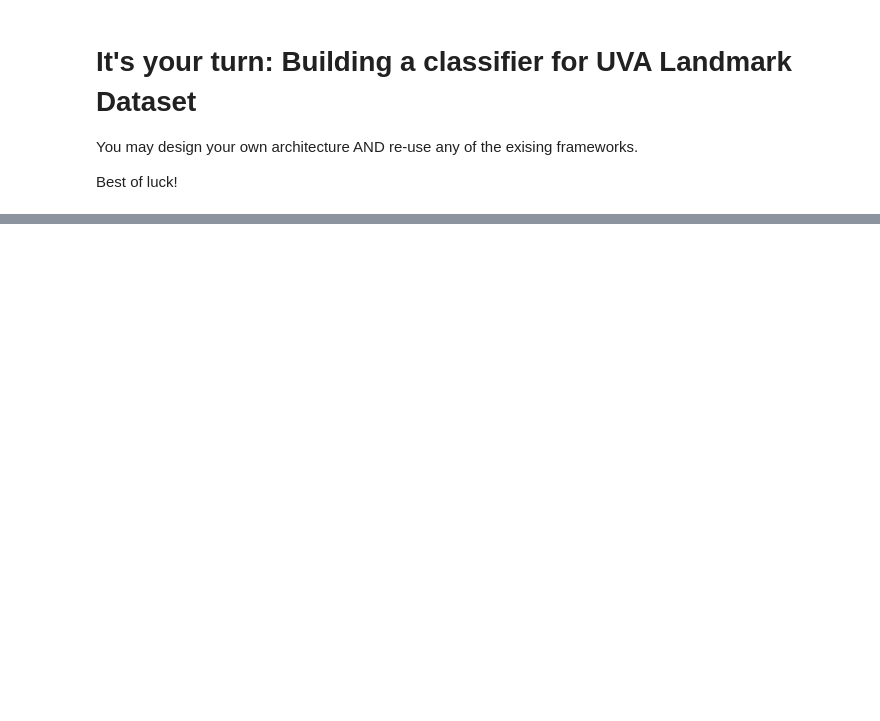
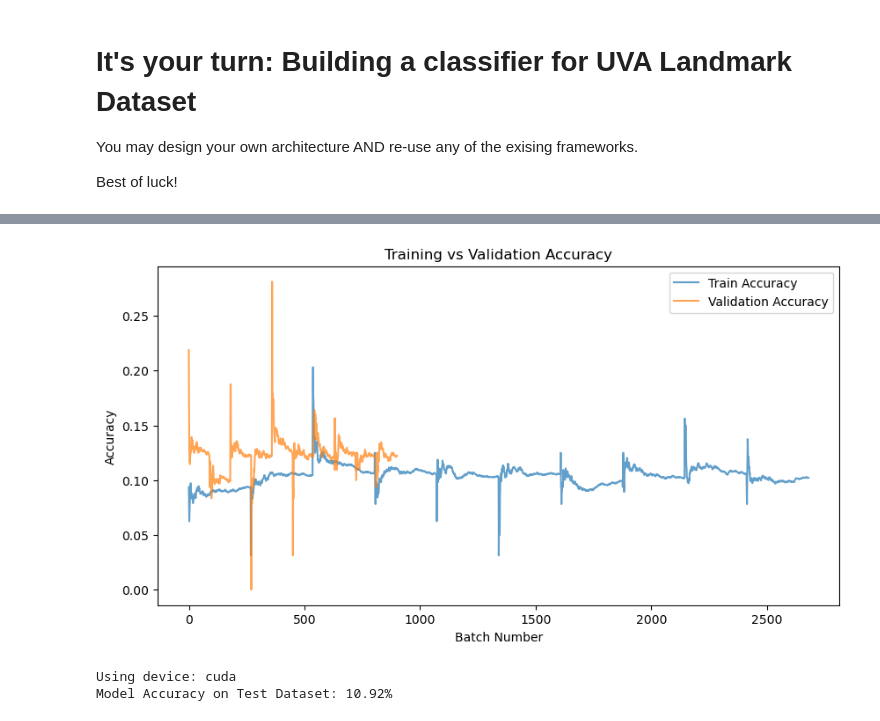
Before and after one commit to ashley-m/DS6050, a Jupyter notebook: 4_5_Assignment_2_Designing_CNN_Architecture_to_recognize_UVA_Historical_Landmarks.ipynb, the cells around one changed output, grey strips where cells are left out. Drawn from its saved outputs; the diff is of its cells as text; code cells hidden in the pictures; blank space fills up the shorter version.

```diff
--- a/4_5_Assignment_2_Designing_CNN_Architecture_to_recognize_UVA_Historical_Landmarks.ipynb
+++ b/4_5_Assignment_2_Designing_CNN_Architecture_to_recognize_UVA_Historical_Landmarks.ipynb
@@ -338,15 +394,29 @@ def evaluate_model(model, test_loader, device):
+# %%
+plt.figure(figsize=(10, 5))
+plt.plot(train_accuracies, label="Train Accuracy", alpha=0.7)
+plt.plot(val_accuracies, label="Validation Accuracy", alpha=0.7)
+plt.xlabel("Batch Number")
+plt.ylabel("Accuracy")
+plt.title("Training vs Validation Accuracy")
+plt.legend()
+plt.show()
+# %% [output]
+[figure, added]
 # %%
 # Set device
 device = torch.device("cuda" if torch.cuda.is_available() else "cpu")
 print(f"Using device: {device}")
 
 
-mean, std = calculate_dataset_stats(dataset_test)
+mean, std = calculate_dataset_stats(DataLoader(dataset_test, batch_size=batch_size, shuffle=True))
 model.set_test_mode(mean, std)
 
 test_dataloader = DataLoader(dataset_test, batch_size=batch_size, shuffle=True)
 accuracy = evaluate_model(model, test_dataloader, device)
 print(f"Model Accuracy on Test Dataset: {accuracy:.2f}%")
+# %% [output]
+Using device: cuda
+Model Accuracy on Test Dataset: 10.92%
 # %%
 import torch
 import torch.nn as nn
```
Also changed, not shown: parts of 23 cells of this notebook.
